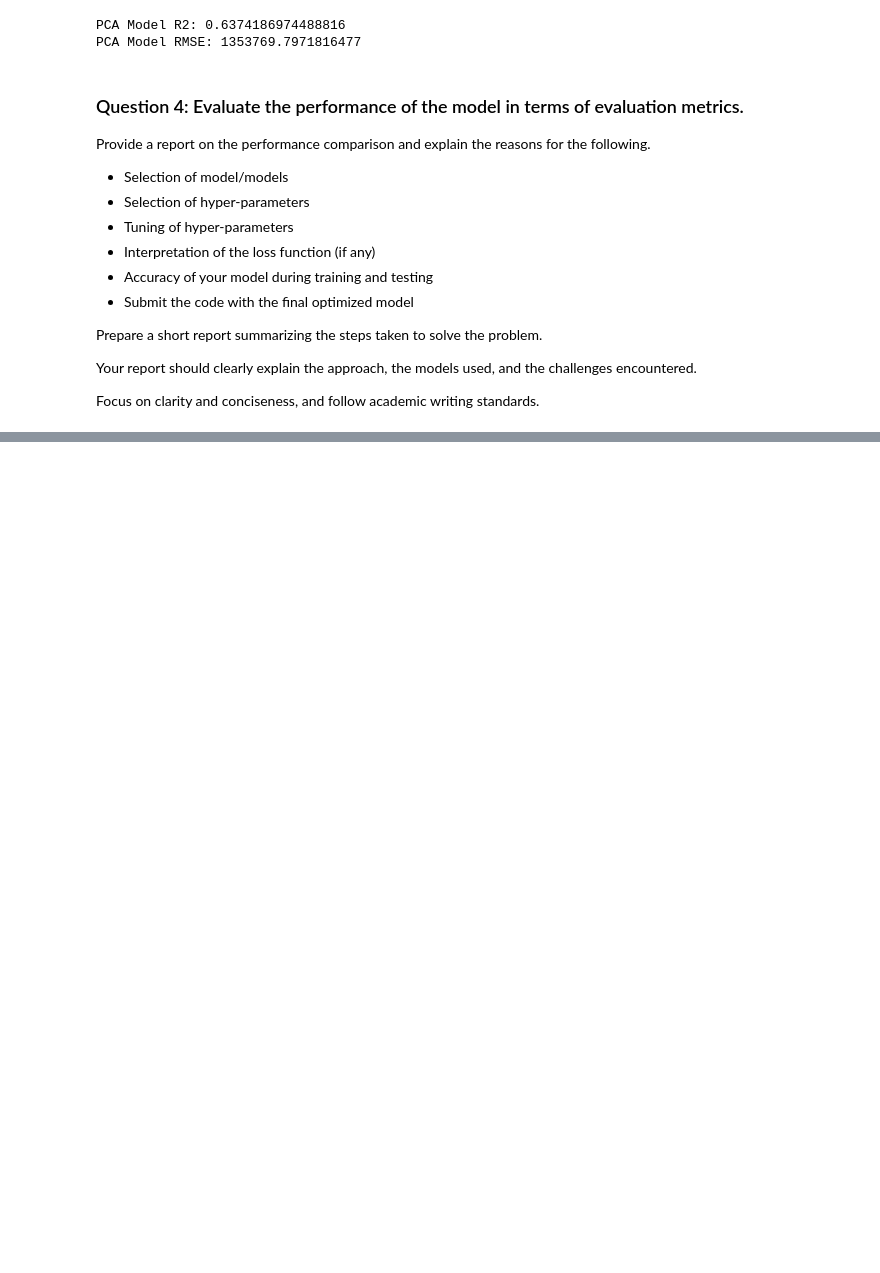
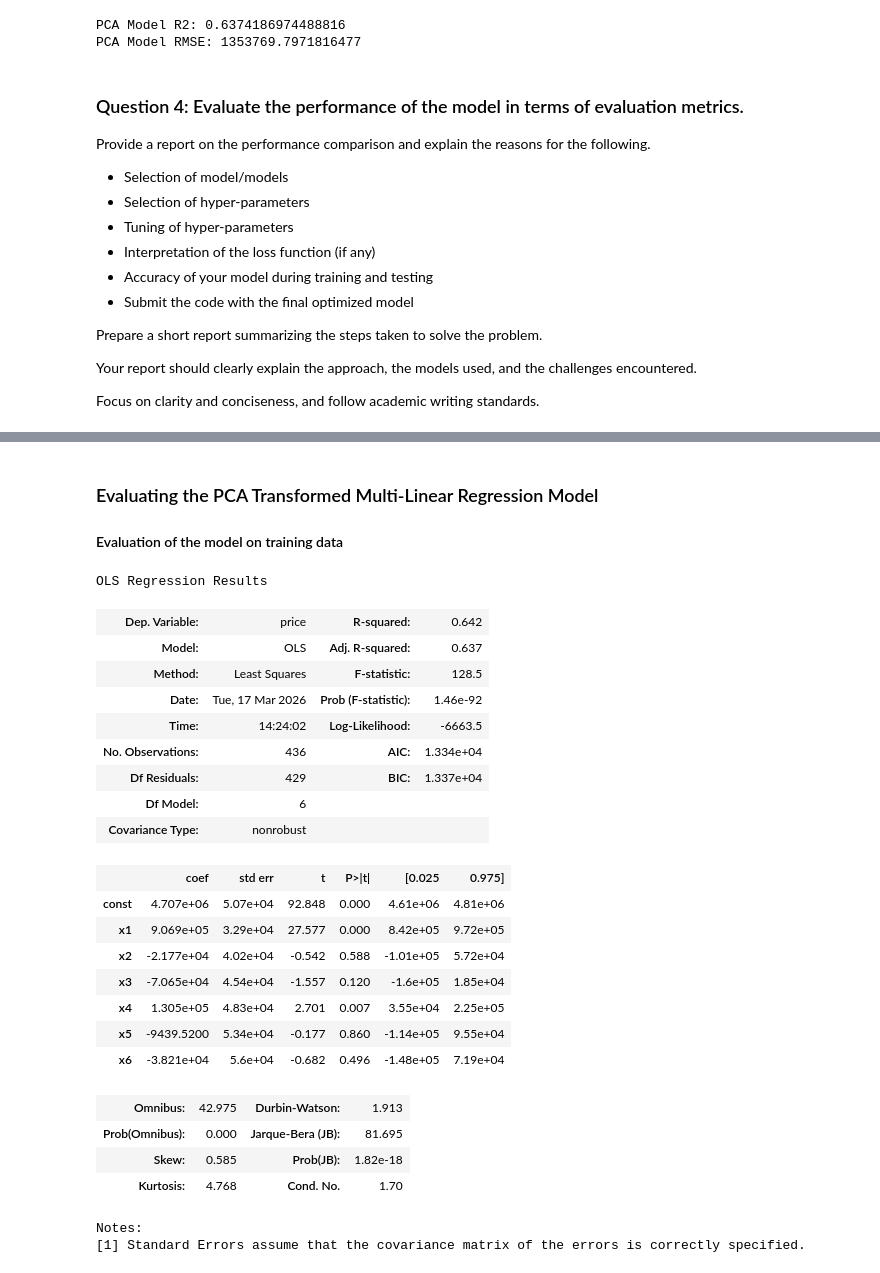
Before and after one commit to Matthew-Riddell/Machine-Learning-CA2.1, a Jupyter notebook: Matthew-Riddell_Machine-Learning_CA2.1.ipynb, the cells around one changed output, grey strips where cells are left out. Drawn from its saved outputs; the diff is of its cells as text; code cells hidden in the pictures; blank space fills up the shorter version.

```diff
--- a/Matthew-Riddell_Machine-Learning_CA2.1.ipynb
+++ b/Matthew-Riddell_Machine-Learning_CA2.1.ipynb
@@ -508,0 +573,30 @@ Focus on clarity and conciseness, and follow academic writing standards.
+# %% [markdown]
+### Evaluating the PCA Transformed Multi-Linear Regression Model
+#### Evaluation of the model on training data
+# %%
+model_pca.summary()
+# %% [output]
+OLS Regression Results
+| Dep. Variable: | price | R-squared: | 0.642 |
+| Model: | OLS | Adj. R-squared: | 0.637 |
+| Method: | Least Squares | F-statistic: | 128.5 |
+| Date: | Tue, 17 Mar 2026 | Prob (F-statistic): | 1.46e-92 |
+| Time: | 14:24:02 | Log-Likelihood: | -6663.5 |
+| No. Observations: | 436 | AIC: | 1.334e+04 |
+| Df Residuals: | 429 | BIC: | 1.337e+04 |
+| Df Model: | 6 |  |  |
+| Covariance Type: | nonrobust |  |  |
+|  | coef | std err | t | P>|t| | [0.025 | 0.975] |
+| const | 4.707e+06 | 5.07e+04 | 92.848 | 0.000 | 4.61e+06 | 4.81e+06 |
+| x1 | 9.069e+05 | 3.29e+04 | 27.577 | 0.000 | 8.42e+05 | 9.72e+05 |
+| x2 | -2.177e+04 | 4.02e+04 | -0.542 | 0.588 | -1.01e+05 | 5.72e+04 |
+| x3 | -7.065e+04 | 4.54e+04 | -1.557 | 0.120 | -1.6e+05 | 1.85e+04 |
+| x4 | 1.305e+05 | 4.83e+04 | 2.701 | 0.007 | 3.55e+04 | 2.25e+05 |
+| x5 | -9439.5200 | 5.34e+04 | -0.177 | 0.860 | -1.14e+05 | 9.55e+04 |
+| x6 | -3.821e+04 | 5.6e+04 | -0.682 | 0.496 | -1.48e+05 | 7.19e+04 |
+| Omnibus: | 42.975 | Durbin-Watson: | 1.913 |
+| Prob(Omnibus): | 0.000 | Jarque-Bera (JB): | 81.695 |
+| Skew: | 0.585 | Prob(JB): | 1.82e-18 |
+| Kurtosis: | 4.768 | Cond. No. | 1.70 |
+Notes:
+[1] Standard Errors assume that the covariance matrix of the errors is correctly specified.
```
Also changed, not shown: parts of 14 cells of this notebook.
